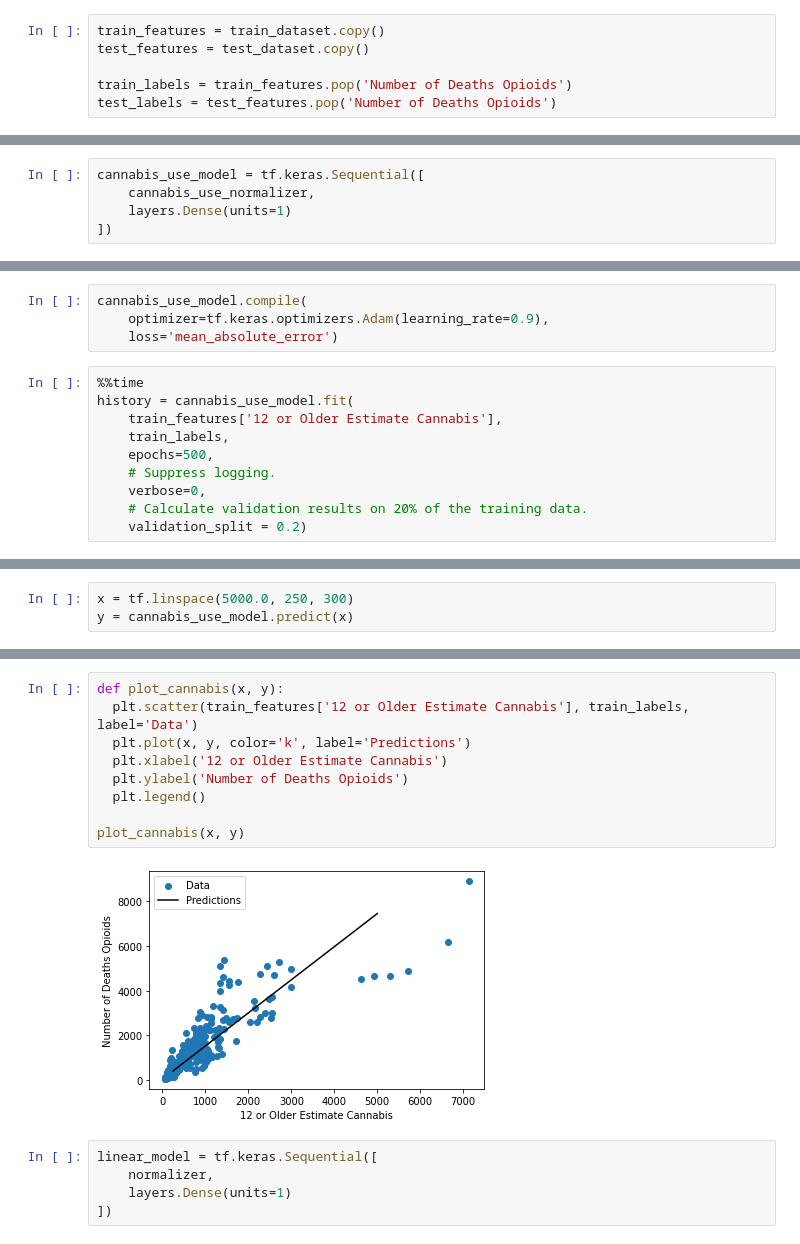
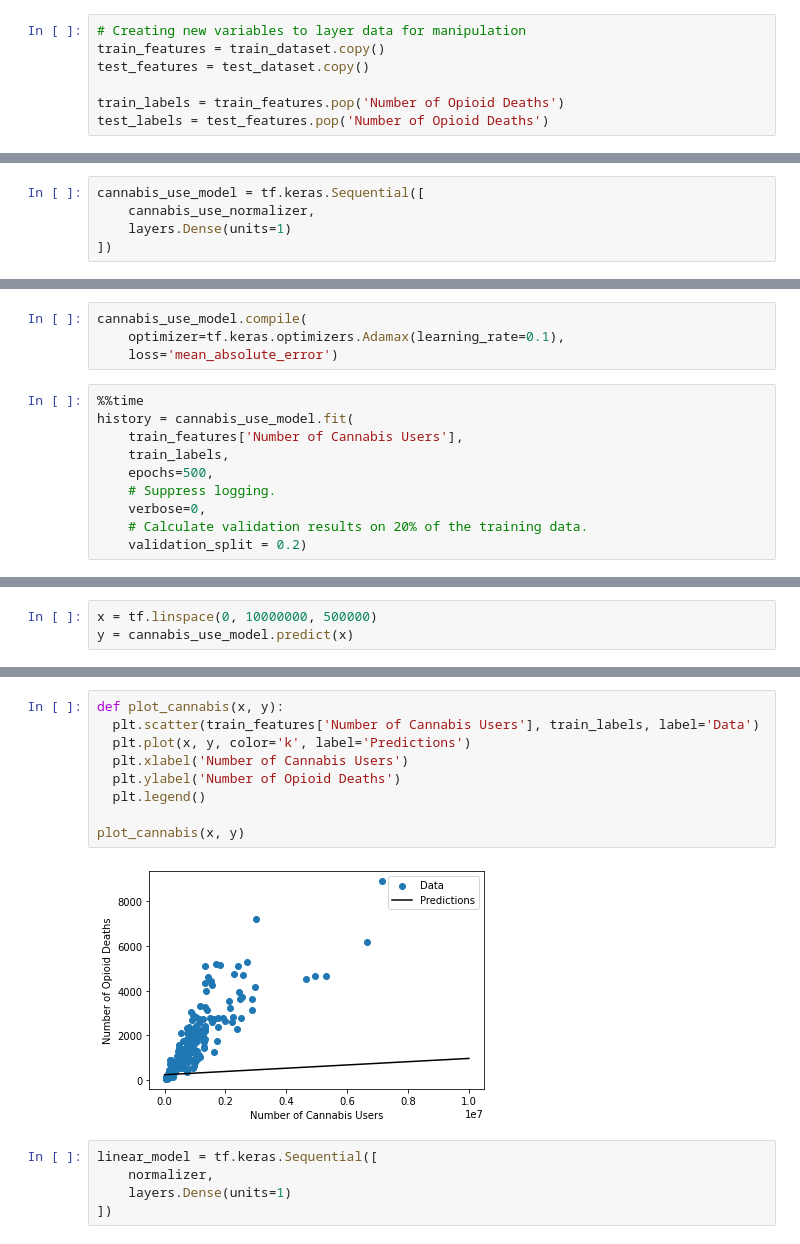
Before and after one commit to JohnWLandeen/Group_Project, a Jupyter notebook: neural_networking_merged_set.ipynb, the cells around one changed output, grey strips where cells are left out. Saved outputs shown, nothing was run; the diff lists cells and outputs as text.

```diff
--- a/neural_networking_merged_set.ipynb
+++ b/neural_networking_merged_set.ipynb
@@ -77,7 +134,8 @@ train_dataset.describe().transpose()
 # %%
+# Creating new variables to layer data for manipulation
 train_features = train_dataset.copy()
 test_features = test_dataset.copy()
 
-train_labels = train_features.pop('Number of Deaths Opioids')
-test_labels = test_features.pop('Number of Deaths Opioids')
+train_labels = train_features.pop('Number of Opioid Deaths')
+test_labels = test_features.pop('Number of Opioid Deaths')
 # %%
@@ -120,11 +176,11 @@ array([[ 0.457],
 # %%
 cannabis_use_model.compile(
-    optimizer=tf.keras.optimizers.Adam(learning_rate=0.9),
+    optimizer=tf.keras.optimizers.Adamax(learning_rate=0.1),
     loss='mean_absolute_error')
 # %%
 %%time
 history = cannabis_use_model.fit(
-    train_features['12 or Older Estimate Cannabis'],
+    train_features['Number of Cannabis Users'],
     train_labels,
     epochs=500,
     # Suppress logging.
@@ -165,5 +221,5 @@ test_results['cannabis_use_model'] = cannabis_use_model.evaluate(
     test_labels, verbose=0)
 # %%
-x = tf.linspace(5000.0, 250, 300)
+x = tf.linspace(0, 10000000, 500000)
 y = cannabis_use_model.predict(x)
 # %% [output]
@@ -171,14 +227,14 @@ y = cannabis_use_model.predict(x)
 # %%
 def plot_cannabis(x, y):
-  plt.scatter(train_features['12 or Older Estimate Cannabis'], train_labels, label='Data')
+  plt.scatter(train_features['Number of Cannabis Users'], train_labels, label='Data')
   plt.plot(x, y, color='k', label='Predictions')
-  plt.xlabel('12 or Older Estimate Cannabis')
-  plt.ylabel('Number of Deaths Opioids')
+  plt.xlabel('Number of Cannabis Users')
+  plt.ylabel('Number of Opioid Deaths')
   plt.legend()
 
 plot_cannabis(x, y)
 # %% [output]
-[figure, old version]
+[figure, new version]
 # %%
 linear_model = tf.keras.Sequential([
     normalizer,
```
Also changed, not shown: parts of 81 cells of this notebook.
